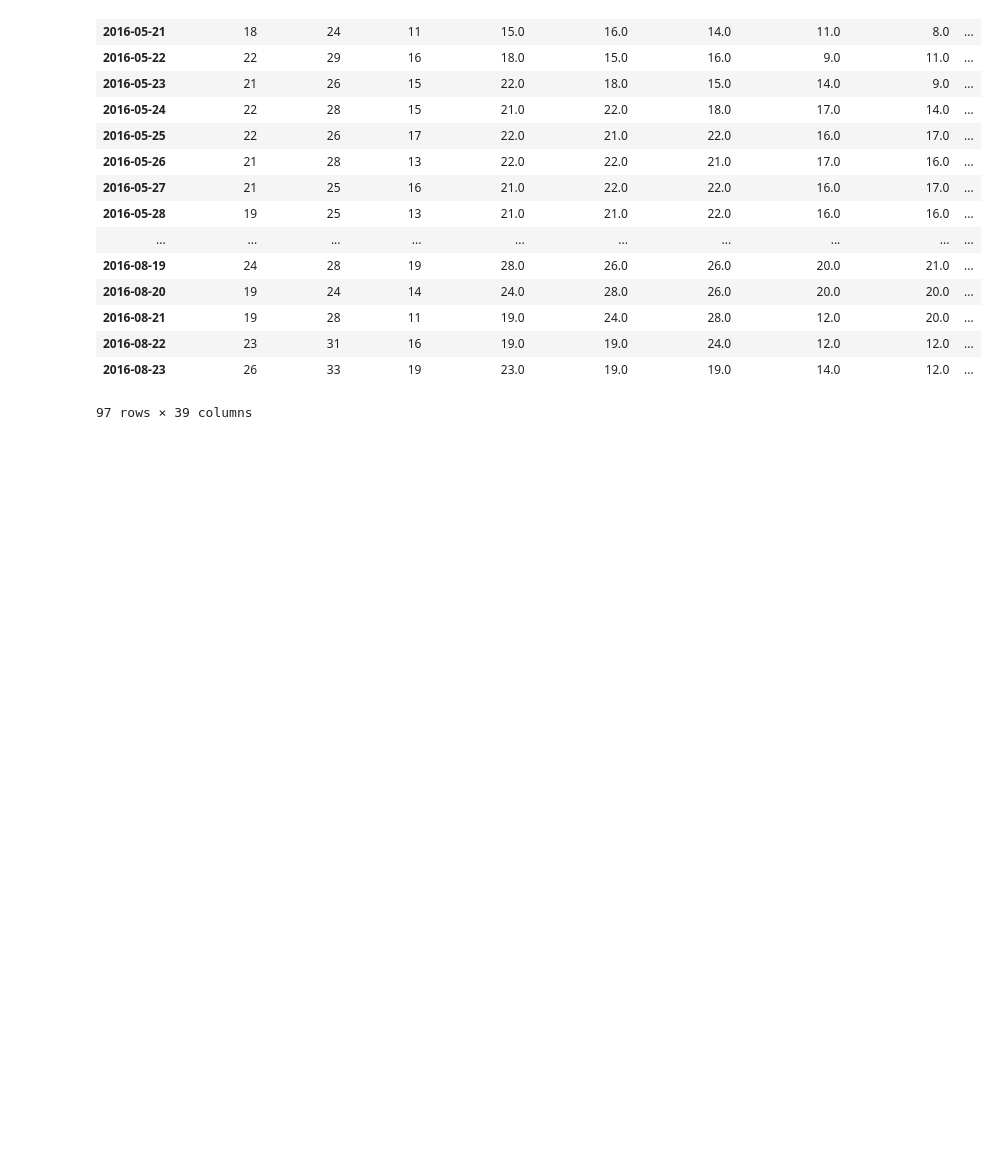
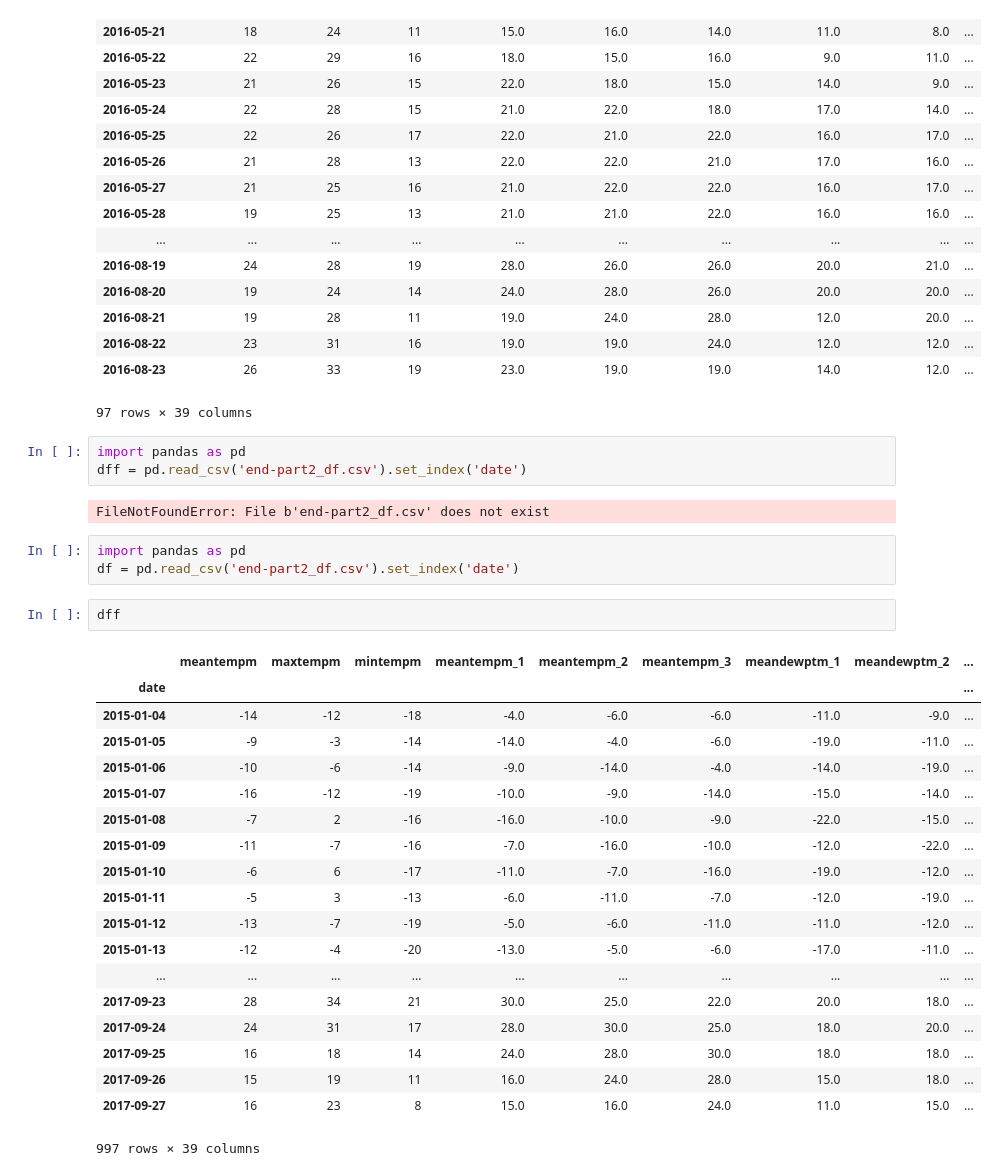
Before and after one commit to suyash0103/Weather-Predict, a Jupyter notebook: predict-jn.ipynb, the cells around one changed output. Cells and saved outputs as stored; diff of their text form; blank space fills up the shorter version.

```diff
--- a/predict-jn.ipynb
+++ b/predict-jn.ipynb
@@ -560,3 +560,33 @@ df
 | 2016-08-22 | 23 | 31 | 16 | 19.0 | 19.0 | 24.0 | 12.0 | 12.0 | ... |
 | 2016-08-23 | 26 | 33 | 19 | 23.0 | 19.0 | 19.0 | 14.0 | 12.0 | ... |
 97 rows × 39 columns
+# %%
+import pandas as pd
+dff = pd.read_csv('end-part2_df.csv').set_index('date')
+# %% [output]
+FileNotFoundError: File b'end-part2_df.csv' does not exist
+# %%
+import pandas as pd
+df = pd.read_csv('end-part2_df.csv').set_index('date')
+# %%
+dff
+# %% [output]
+|  | meantempm | maxtempm | mintempm | meantempm_1 | meantempm_2 | meantempm_3 | meandewptm_1 | meandewptm_2 | ... |
+| date |  |  |  |  |  |  |  |  | ... |
+| 2015-01-04 | -14 | -12 | -18 | -4.0 | -6.0 | -6.0 | -11.0 | -9.0 | ... |
+| 2015-01-05 | -9 | -3 | -14 | -14.0 | -4.0 | -6.0 | -19.0 | -11.0 | ... |
+| 2015-01-06 | -10 | -6 | -14 | -9.0 | -14.0 | -4.0 | -14.0 | -19.0 | ... |
+| 2015-01-07 | -16 | -12 | -19 | -10.0 | -9.0 | -14.0 | -15.0 | -14.0 | ... |
+| 2015-01-08 | -7 | 2 | -16 | -16.0 | -10.0 | -9.0 | -22.0 | -15.0 | ... |
+| 2015-01-09 | -11 | -7 | -16 | -7.0 | -16.0 | -10.0 | -12.0 | -22.0 | ... |
+| 2015-01-10 | -6 | 6 | -17 | -11.0 | -7.0 | -16.0 | -19.0 | -12.0 | ... |
+| 2015-01-11 | -5 | 3 | -13 | -6.0 | -11.0 | -7.0 | -12.0 | -19.0 | ... |
+| 2015-01-12 | -13 | -7 | -19 | -5.0 | -6.0 | -11.0 | -11.0 | -12.0 | ... |
+| 2015-01-13 | -12 | -4 | -20 | -13.0 | -5.0 | -6.0 | -17.0 | -11.0 | ... |
+| ... | ... | ... | ... | ... | ... | ... | ... | ... | ... |
+| 2017-09-23 | 28 | 34 | 21 | 30.0 | 25.0 | 22.0 | 20.0 | 18.0 | ... |
+| 2017-09-24 | 24 | 31 | 17 | 28.0 | 30.0 | 25.0 | 18.0 | 20.0 | ... |
+| 2017-09-25 | 16 | 18 | 14 | 24.0 | 28.0 | 30.0 | 18.0 | 18.0 | ... |
+| 2017-09-26 | 15 | 19 | 11 | 16.0 | 24.0 | 28.0 | 15.0 | 18.0 | ... |
+| 2017-09-27 | 16 | 23 | 8 | 15.0 | 16.0 | 24.0 | 11.0 | 15.0 | ... |
+997 rows × 39 columns
```
Also changed, not shown: 1 other file.
